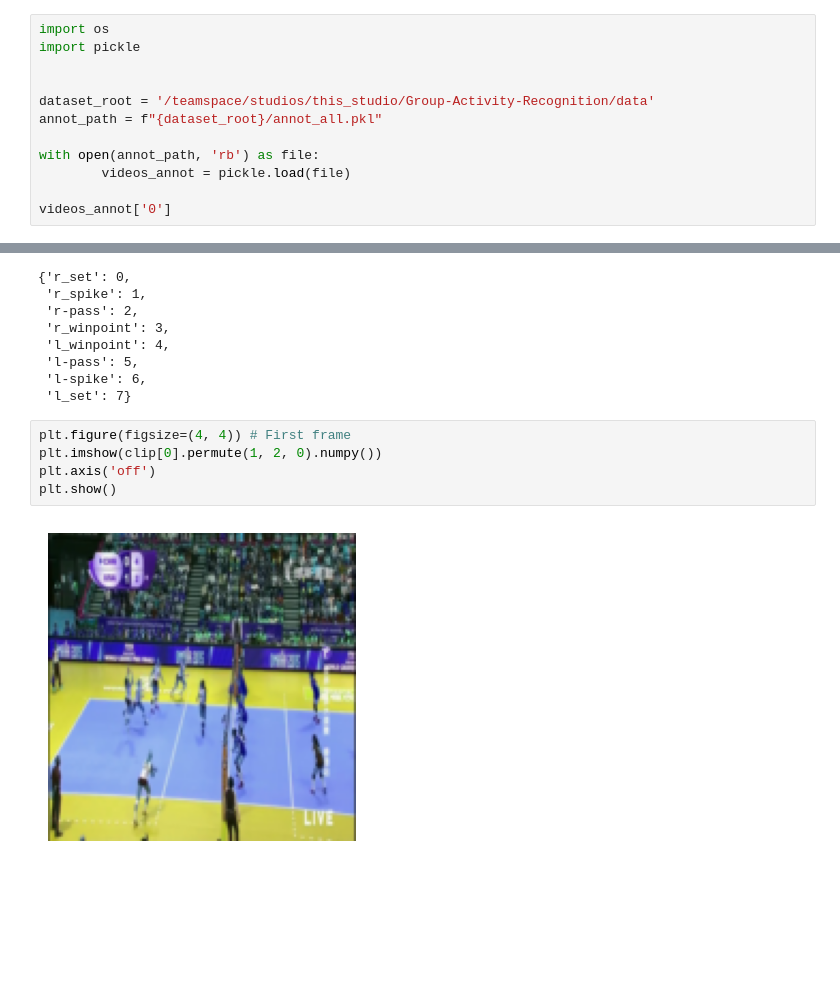
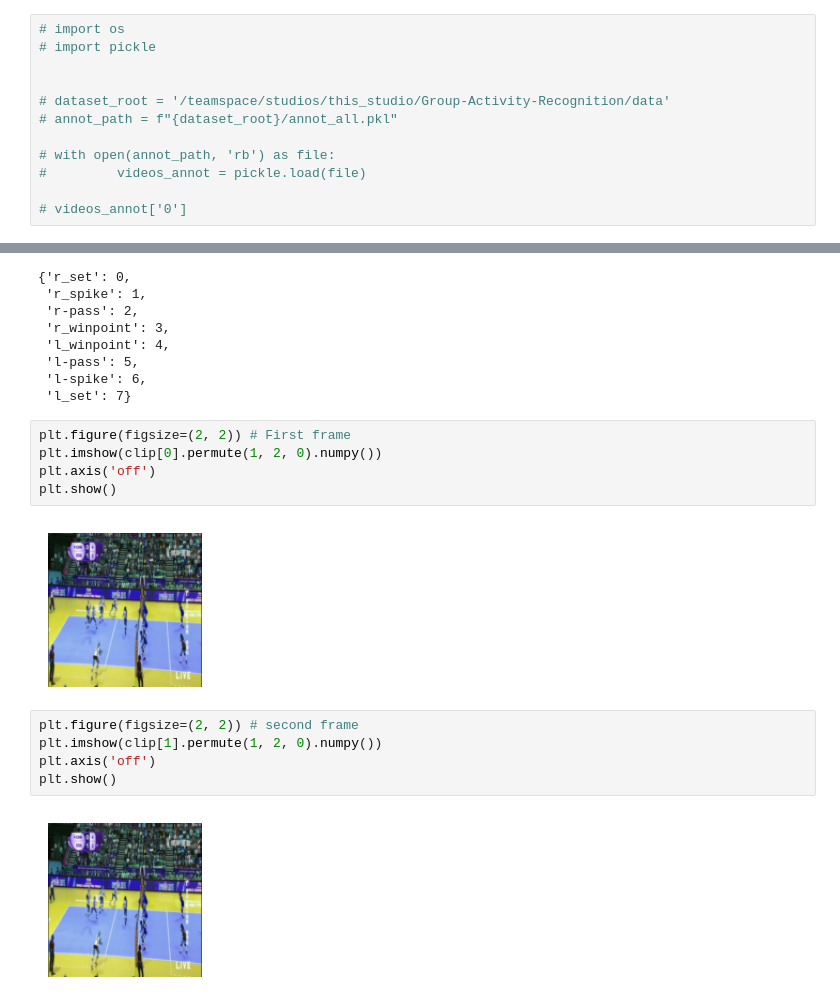
Before and after one commit to Sh-31/Group-Activity-Recognition, a Jupyter notebook: data_utils/data_loader_verifaction.ipynb, the cells around one changed output, grey strips where cells are left out. Saved outputs shown, nothing was run; the diff lists cells and outputs as text; blank space fills up the shorter version.

```diff
--- a/data_utils/data_loader_verifaction.ipynb
+++ b/data_utils/data_loader_verifaction.ipynb
@@ -1,13 +1,13 @@
 # %%
-import os
-import pickle
+# import os
+# import pickle
 
 
-dataset_root = '/teamspace/studios/this_studio/Group-Activity-Recognition/data'
-annot_path = f"{dataset_root}/annot_all.pkl"
+# dataset_root = '/teamspace/studios/this_studio/Group-Activity-Recognition/data'
+# annot_path = f"{dataset_root}/annot_all.pkl"
 
-with open(annot_path, 'rb') as file:
-        videos_annot = pickle.load(file)
+# with open(annot_path, 'rb') as file:
+#         videos_annot = pickle.load(file)
 
-videos_annot['0']
+# videos_annot['0']
 # %%
@@ -337,9 +537,16 @@ group_activity_labels
  'l-spike': 6,
  'l_set': 7}
 # %%
-plt.figure(figsize=(4, 4)) # First frame
+plt.figure(figsize=(2, 2)) # First frame
 plt.imshow(clip[0].permute(1, 2, 0).numpy())
 plt.axis('off')
 plt.show()
 # %% [output]
-[figure, old version]
+[figure, new version]
+# %%
+plt.figure(figsize=(2, 2)) # second frame
+plt.imshow(clip[1].permute(1, 2, 0).numpy())
+plt.axis('off')
+plt.show()
+# %% [output]
+[figure, added]
```
Also changed, not shown: parts of 67 cells of this notebook, 2 other files.
